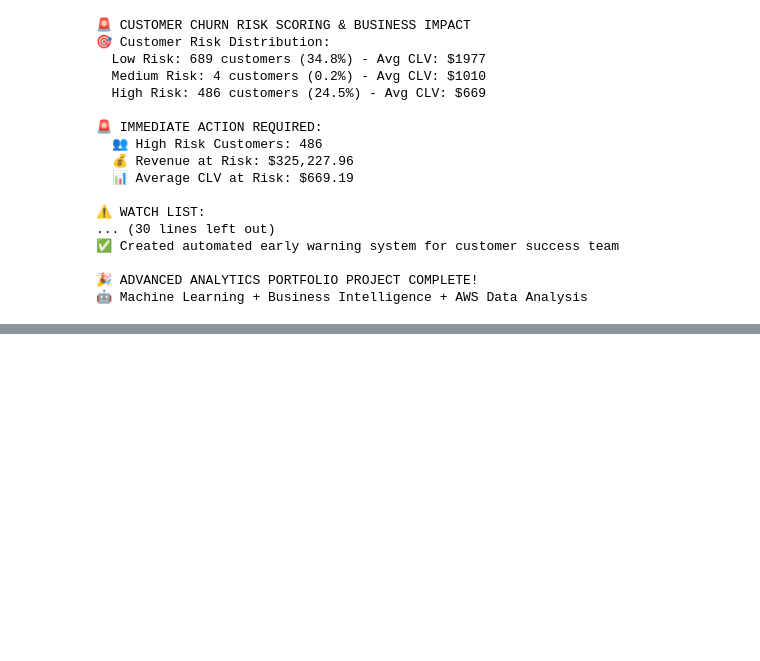
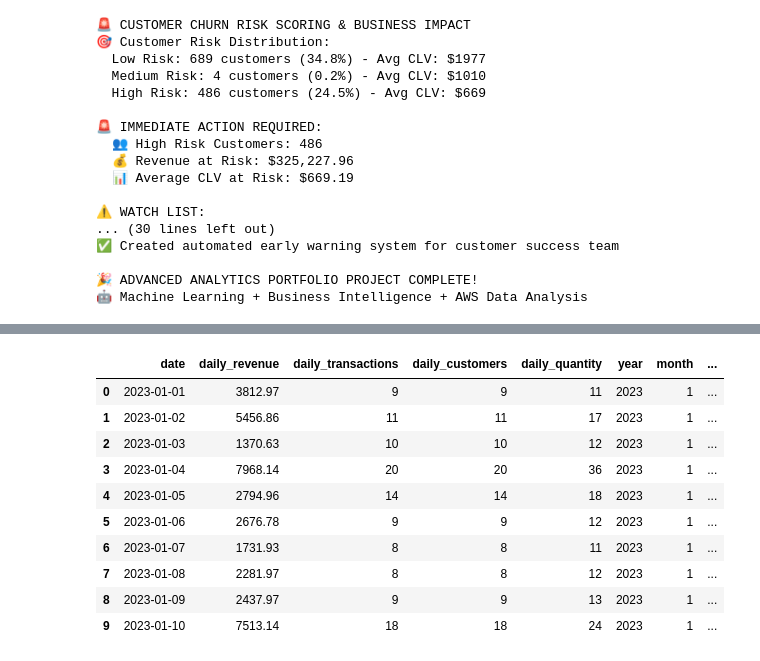
Before and after one commit to sodabasi/ecommerce-analytics-portfolio, a Jupyter notebook: notebooks/01_data_exploration.ipynb, the cells around one changed output, grey strips where cells are left out. Saved outputs shown, nothing was run; the diff lists cells and outputs as text; code cells hidden in the pictures; blank space fills up the shorter version.

```diff
--- a/notebooks/01_data_exploration.ipynb
+++ b/notebooks/01_data_exploration.ipynb
@@ -1952,3 +1952,67 @@ print(f"🤖 Machine Learning + Business Intelligence + AWS Data Analysis")
 
 🎉 ADVANCED ANALYTICS PORTFOLIO PROJECT COMPLETE!
 🤖 Machine Learning + Business Intelligence + AWS Data Analysis
+# %%
+print("\n📈 STEP 11: TIME SERIES FORECASTING")
+print("=" * 60)
+
+# Import time series libraries
+from sklearn.metrics import mean_absolute_error, mean_squared_error
+import numpy as np
+from datetime import datetime, timedelta
+import warnings
+warnings.filterwarnings('ignore')
+
+print("🔧 Time series analysis libraries imported!")
+
+# Create daily sales time series from existing data
+print("\n📊 Creating time series dataset...")
+
+# Aggregate daily sales data
+daily_sales = df.groupby('date').agg({
+    'total_amount': 'sum',
+    'transaction_id': 'count',
+    'customer_id': 'nunique',
+    'quantity': 'sum'
+}).reset_index()
+
+daily_sales.columns = ['date', 'daily_revenue', 'daily_transactions', 'daily_customers', 'daily_quantity']
+
+# Sort by date
+daily_sales = daily_sales.sort_values('date').reset_index(drop=True)
+
+# Add time-based features
+daily_sales['year'] = daily_sales['date'].dt.year
+daily_sales['month'] = daily_sales['date'].dt.month
+daily_sales['day_of_week'] = daily_sales['date'].dt.dayofweek
+daily_sales['day_of_month'] = daily_sales['date'].dt.day
+daily_sales['is_weekend'] = (daily_sales['day_of_week'] >= 5).astype(int)
+daily_sales['is_month_start'] = (daily_sales['day_of_month'] <= 5).astype(int)
+daily_sales['is_month_end'] = (daily_sales['day_of_month'] >= 25).astype(int)
+
+# Add rolling averages (trend indicators)
+daily_sales['revenue_7day_avg'] = daily_sales['daily_revenue'].rolling(window=7, min_periods=1).mean()
+daily_sales['revenue_30day_avg'] = daily_sales['daily_revenue'].rolling(window=30, min_periods=1).mean()
+daily_sales['revenue_trend'] = daily_sales['daily_revenue'] / daily_sales['revenue_30day_avg']
+
+# Add seasonal indicators
+daily_sales['is_holiday_season'] = ((daily_sales['month'] == 11) | (daily_sales['month'] == 12)).astype(int)
+daily_sales['is_summer'] = ((daily_sales['month'] >= 6) & (daily_sales['month'] <= 8)).astype(int)
+daily_sales['is_new_year'] = ((daily_sales['month'] <= 2)).astype(int)
+
+print(f"✅ Time series dataset created!")
+print(f"📅 Date range: {daily_sales['date'].min().date()} to {daily_sales['date'].max().date()}")
+print(f"📊 Total days: {len(daily_sales)}")
+print(f"💰 Total revenue: ${daily_sales['daily_revenue'].sum():,.2f}")
+
+# Display time series statistics
+print(f"\n📈 Daily Revenue Statistics:")
+print(f"  Average: ${daily_sales['daily_revenue'].mean():,.2f}")
+print(f"  Median: ${daily_sales['daily_revenue'].median():,.2f}")
+print(f"  Max: ${daily_sales['daily_revenue'].max():,.2f}")
+print(f"  Min: ${daily_sales['daily_revenue'].min():,.2f}")
+print(f"  Std: ${daily_sales['daily_revenue'].std():,.2f}")
+
+print(f"\n📊 Time Series Sample:")
+display(daily_sales.head(10))
+# %% [output]
@@ -1954,0 +2037,11 @@ print(f"🤖 Machine Learning + Business Intelligence + AWS Data Analysis")
+|  | date | daily_revenue | daily_transactions | daily_customers | daily_quantity | year | month | ... |
+| 0 | 2023-01-01 | 3812.97 | 9 | 9 | 11 | 2023 | 1 | ... |
+| 1 | 2023-01-02 | 5456.86 | 11 | 11 | 17 | 2023 | 1 | ... |
+| 2 | 2023-01-03 | 1370.63 | 10 | 10 | 12 | 2023 | 1 | ... |
+| 3 | 2023-01-04 | 7968.14 | 20 | 20 | 36 | 2023 | 1 | ... |
+| 4 | 2023-01-05 | 2794.96 | 14 | 14 | 18 | 2023 | 1 | ... |
+| 5 | 2023-01-06 | 2676.78 | 9 | 9 | 12 | 2023 | 1 | ... |
+| 6 | 2023-01-07 | 1731.93 | 8 | 8 | 11 | 2023 | 1 | ... |
+| 7 | 2023-01-08 | 2281.97 | 8 | 8 | 12 | 2023 | 1 | ... |
+| 8 | 2023-01-09 | 2437.97 | 9 | 9 | 13 | 2023 | 1 | ... |
+| 9 | 2023-01-10 | 7513.14 | 18 | 18 | 24 | 2023 | 1 | ... |
```
Also changed, not shown: parts of 17 cells of this notebook.
